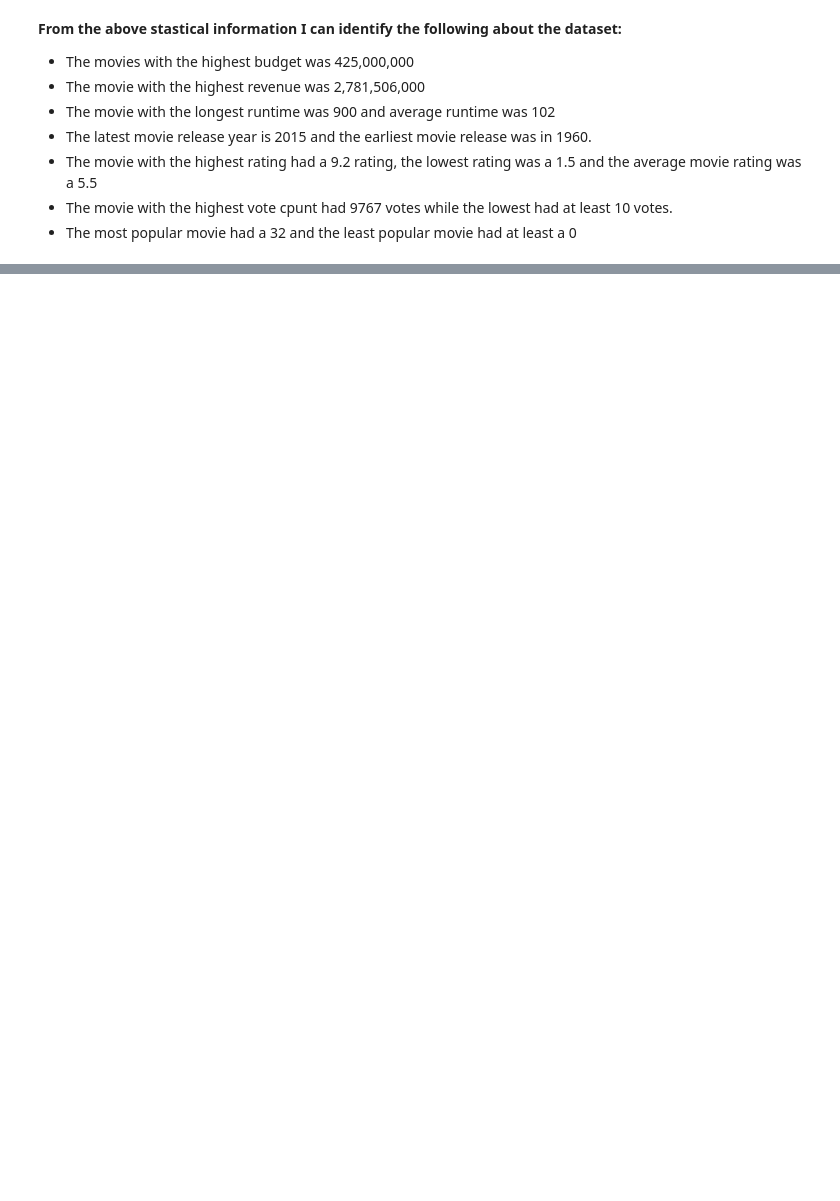
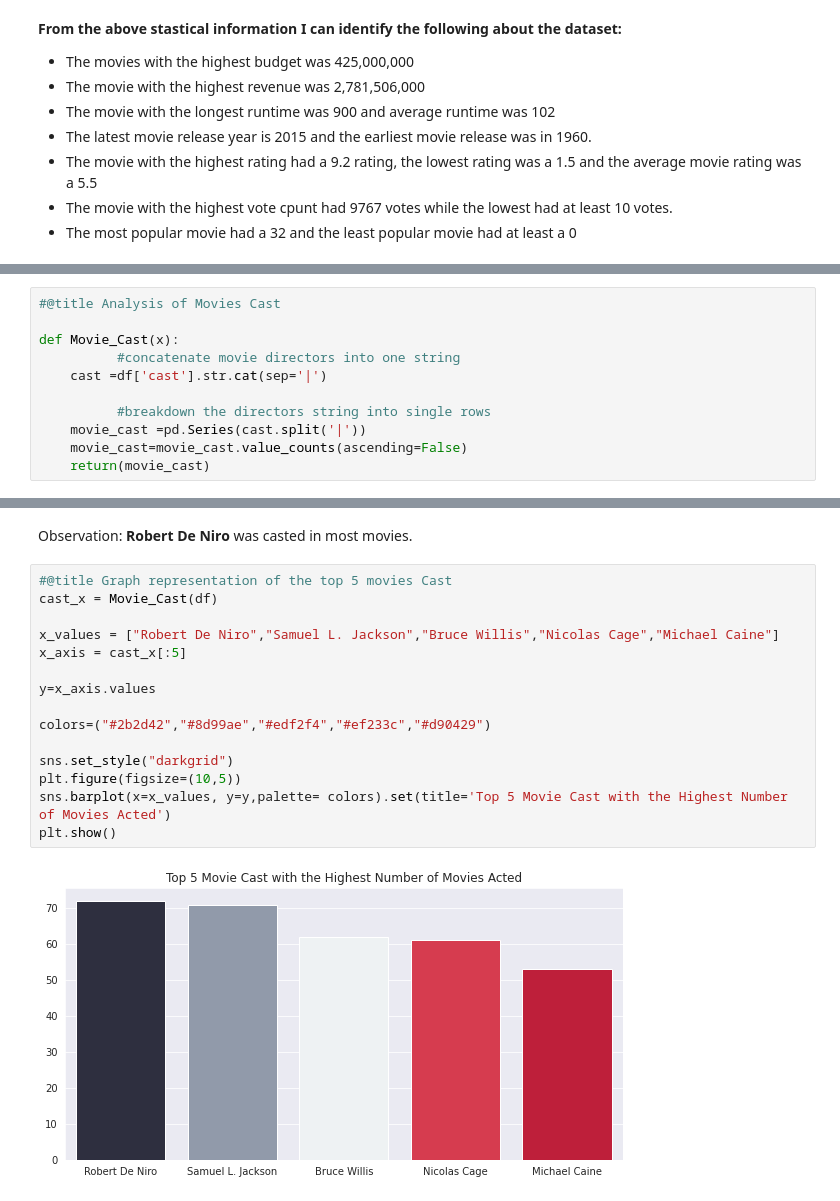
Before and after one commit to FMurunga/IDMb-Movies-Data-Investigation-Project, a Jupyter notebook: TDMb_Dataset_Analysis_Project.ipynb, the cells around one changed output, grey strips where cells are left out. Cells and saved outputs as stored; diff of their text form; blank space fills up the shorter version.

```diff
--- a/TDMb_Dataset_Analysis_Project.ipynb
+++ b/TDMb_Dataset_Analysis_Project.ipynb
@@ -92,0 +282,11 @@ df.describe()
+# %%
+#@title Analysis of Movies Cast
+
+def Movie_Cast(x):
+          #concatenate movie directors into one string
+    cast =df['cast'].str.cat(sep='|')
+
+          #breakdown the directors string into single rows
+    movie_cast =pd.Series(cast.split('|'))
+    movie_cast=movie_cast.value_counts(ascending=False)
+    return(movie_cast)
@@ -92,0 +308,19 @@ df.describe()
+# %% [markdown]
+Observation: **Robert De Niro** was casted in most movies.
+# %%
+#@title Graph representation of the top 5 movies Cast
+cast_x = Movie_Cast(df)
+
+x_values = ["Robert De Niro","Samuel L. Jackson","Bruce Willis","Nicolas Cage","Michael Caine"]
+x_axis = cast_x[:5]
+
+y=x_axis.values
+
+colors=("#2b2d42","#8d99ae","#edf2f4","#ef233c","#d90429")
+
+sns.set_style("darkgrid")
+plt.figure(figsize=(10,5))
+sns.barplot(x=x_values, y=y,palette= colors).set(title='Top 5 Movie Cast with the Highest Number of Movies Acted')
+plt.show()
+# %% [output]
+[figure, added]
```
Also changed, not shown: parts of 28 cells of this notebook.
